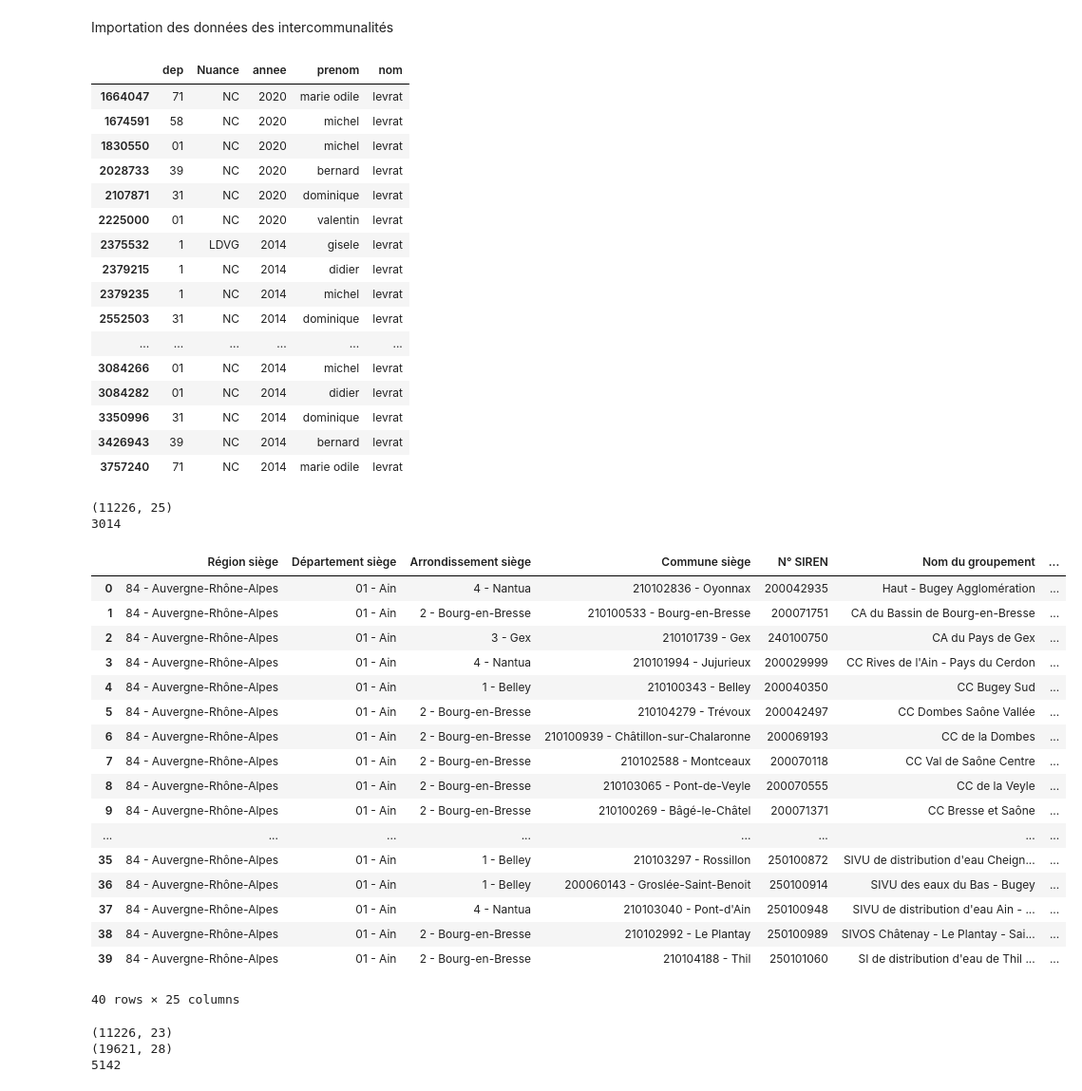
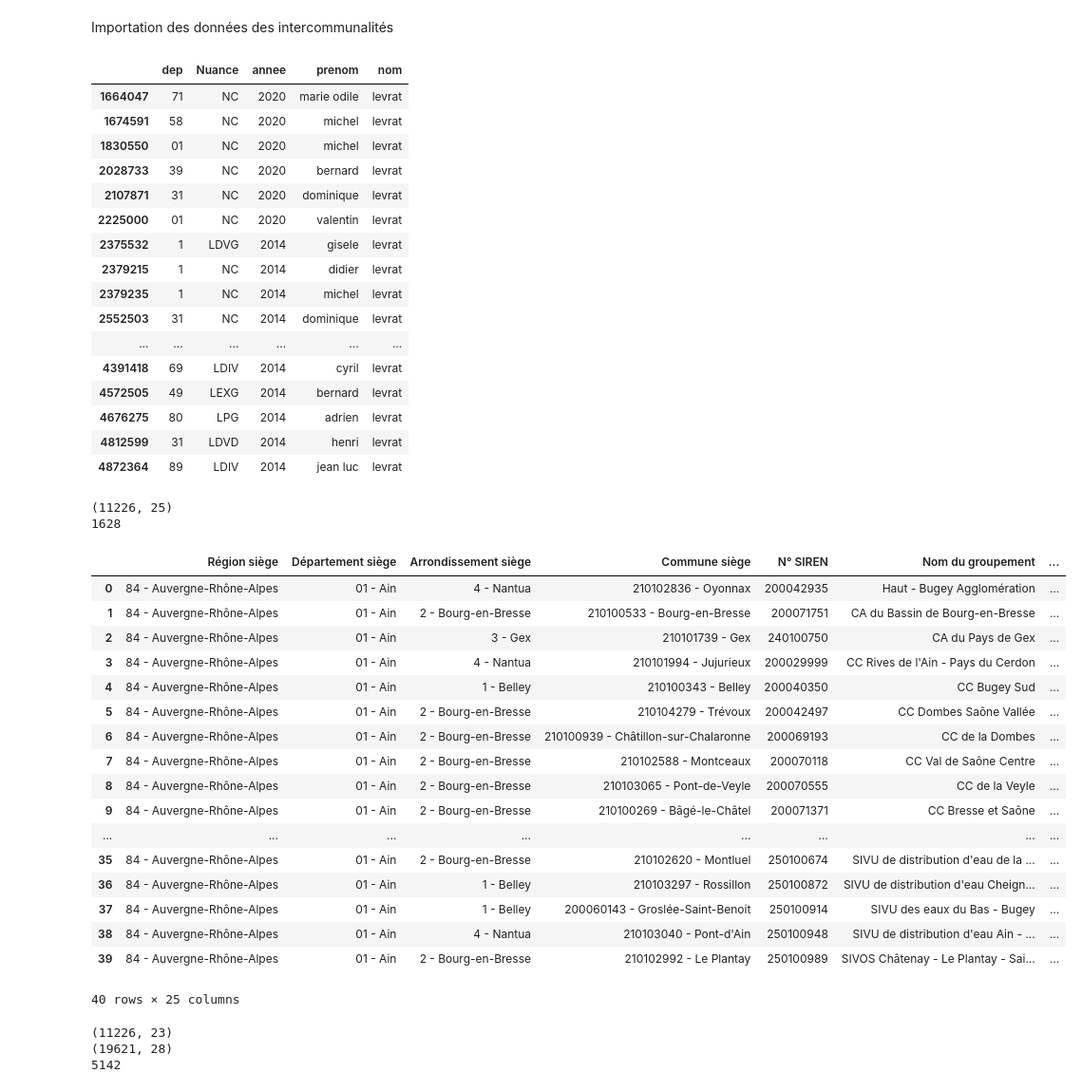
Before and after one commit to xdalp/projet3A, a Jupyter notebook: vote.ipynb, the cells around one changed output. Shown at 95% size. Saved outputs shown, nothing was run; the diff lists cells and outputs as text; code cells hidden in the pictures.

```diff
--- a/vote.ipynb
+++ b/vote.ipynb
@@ -394,13 +394,13 @@ tetes_listes_avec_nuance = tetes_listes_avec_nuance[[
 ]]
 
 #Pour chaque TETE DE LISTE, on associe sa nuance
-df_listes_muni_2014_avec_nuance = df_listes_muni_2014.merge(
+liste_candidats_muni_2014_avec_nuance = df_listes_muni_2014.merge(
     tetes_listes_avec_nuance,
     on=["ident_election_ville", "Nom", "Prénom"],
     how="left"
 )
 
-print(df_listes_muni_2014_avec_nuance.head(40))
+print(liste_candidats_muni_2014_avec_nuance.head(40))
 #print("\nRépartition des nuances :")
 #print(df_listes_muni_2014_avec_nuance["Nuance"].value_counts(dropna=False))
 # %% [output]
@@ -423,5 +423,7 @@ print(df_listes_muni_2014_avec_nuance.head(40))
 39                   CHABOT         MICHEL                01004    NaN
 # %%
 #on répercute à l'ensemble des colistiers la nuance de la tête de liste
-df_listes_muni_2014_avec_nuance["Nuance"] = df_listes_muni_2014_avec_nuance["Nuance"].ffill()
-df_listes_muni_2014_avec_nuance.head(40)
+liste_candidats_muni_2014_avec_nuance["Nuance"] = liste_candidats_muni_2014_avec_nuance["Nuance"].ffill()
+liste_candidats_muni_2014_avec_nuance['dep'] = liste_candidats_muni_2014_avec_nuance['Code du département'].astype(str).str.zfill(2)
+liste_candidats_muni_2014_avec_nuance.head(40)
+liste_candidats_muni_2014_avec_nuance.drop(labels=['N° du candidat dans la liste', 'Code commune', 'Code du département'], axis = 1, inplace=True)
@@ -445,0 +430,4 @@ df_listes_muni_2014_avec_nuance.head(40)
+# %%
+
+liste_candidats_muni_2014_avec_nuance['annee'] = "2014"
+liste_candidats_muni_2014_avec_nuance.head()
@@ -446,13 +450,14 @@ df_listes_muni_2014_avec_nuance.head(40)
 # %% [markdown]
 #### fusion de différentes variables
 # %%
-liste_candidats_nuance = pd.concat([liste_candidats_nuance_hors_muni,liste_candidats_nuance_muni], ignore_index=True)
+liste_candidats_nuance = pd.concat([liste_candidats_nuance_hors_muni,liste_candidats_nuance_muni,
+liste_candidats_muni_2014_avec_nuance], ignore_index=True)
 liste_candidats_nuance.head()
 liste_candidats_nuance['prenom'] =liste_candidats_nuance['Prénom'].str.lower().apply(simplifier_prenom)
 liste_candidats_nuance['nom'] =liste_candidats_nuance['Nom'].str.lower().apply(simplifier_prenom)
 liste_candidats_nuance.dropna(subset=['prenom'], inplace=True)
 liste_candidats_nuance.drop(columns=["id_election","id_brut_miom","ident_election_ville","Prénom", "Nom"], inplace=True)
 liste_candidats_nuance.drop_duplicates(inplace=True)
-print(liste_candidats_nuance_hors_muni.shape)
-print(liste_candidats_nuance_muni.shape)
-print(liste_candidats_nuance.shape)
+#print(liste_candidats_nuance_hors_muni.shape)
+#print(liste_candidats_nuance_muni.shape)
+#print(liste_candidats_nuance.shape)
@@ -506,11 +507,11 @@ liste_candidats_nuance[(liste_candidats_nuance['nom'] == "levrat")]
 | 2379235 | 1 | NC | 2014 | michel | levrat |
 | 2552503 | 31 | NC | 2014 | dominique | levrat |
 | ... | ... | ... | ... | ... | ... |
-| 3084266 | 01 | NC | 2014 | michel | levrat |
-| 3084282 | 01 | NC | 2014 | didier | levrat |
-| 3350996 | 31 | NC | 2014 | dominique | levrat |
-| 3426943 | 39 | NC | 2014 | bernard | levrat |
-| 3757240 | 71 | NC | 2014 | marie odile | levrat |
+| 4391418 | 69 | LDIV | 2014 | cyril | levrat |
+| 4572505 | 49 | LEXG | 2014 | bernard | levrat |
+| 4676275 | 80 | LPG | 2014 | adrien | levrat |
+| 4812599 | 31 | LDVD | 2014 | henri | levrat |
+| 4872364 | 89 | LDIV | 2014 | jean luc | levrat |
 # %%
 grp_2019['annee'] = grp_2019['annee'].astype(int)
 grp_2019['dep'] = grp_2019['dep'].astype(str)
@@ -534,34 +535,34 @@ print(grp_2019_avec_nuance_test_proxi.shape)
 print(grp_2019_avec_nuance_test_proxi['Nuance'].isna().sum())
 # %% [output]
 (11226, 25)
-3014
+1628
 # %%
 grp_2019_avec_nuance = pd.merge(
     grp_2019,
     liste_candidats_nuance,
     how="left",
     left_on=["prenom", "Nom Président", "annee", "dep"],
-    right_on=["prenom", "Nom", "annee", "dep"]
+    right_on=["prenom", "nom", "annee", "dep"]
 )
 grp_2019_avec_nuance.head(40)
 # %% [output]
 |  | Région siège | Département siège | Arrondissement siège | Commune siège | N° SIREN | Nom du groupement | ... |
 | 0 | 84 - Auvergne-Rhône-Alpes | 01 - Ain | 4 - Nantua | 210102836 - Oyonnax | 200042935 | Haut - Bugey Agglomération | ... |
 | 1 | 84 - Auvergne-Rhône-Alpes | 01 - Ain | 2 - Bourg-en-Bresse | 210100533 - Bourg-en-Bresse | 200071751 | CA du Bassin de Bourg-en-Bresse | ... |
 | 2 | 84 - Auvergne-Rhône-Alpes | 01 - Ain | 3 - Gex | 210101739 - Gex | 240100750 | CA du Pays de Gex | ... |
 | 3 | 84 - Auvergne-Rhône-Alpes | 01 - Ain | 4 - Nantua | 210101994 - Jujurieux | 200029999 | CC Rives de l'Ain - Pays du Cerdon | ... |
 | 4 | 84 - Auvergne-Rhône-Alpes | 01 - Ain | 1 - Belley | 210100343 - Belley | 200040350 | CC Bugey Sud | ... |
 | 5 | 84 - Auvergne-Rhône-Alpes | 01 - Ain | 2 - Bourg-en-Bresse | 210104279 - Trévoux | 200042497 | CC Dombes Saône Vallée | ... |
 | 6 | 84 - Auvergne-Rhône-Alpes | 01 - Ain | 2 - Bourg-en-Bresse | 210100939 - Châtillon-sur-Chalaronne | 200069193 | CC de la Dombes | ... |
 | 7 | 84 - Auvergne-Rhône-Alpes | 01 - Ain | 2 - Bourg-en-Bresse | 210102588 - Montceaux | 200070118 | CC Val de Saône Centre | ... |
 | 8 | 84 - Auvergne-Rhône-Alpes | 01 - Ain | 2 - Bourg-en-Bresse | 210103065 - Pont-de-Veyle | 200070555 | CC de la Veyle | ... |
 | 9 | 84 - Auvergne-Rhône-Alpes | 01 - Ain | 2 - Bourg-en-Bresse | 210100269 - Bâgé-le-Châtel | 200071371 | CC Bresse et Saône | ... |
 | ... | ... | ... | ... | ... | ... | ... | ... |
-| 35 | 84 - Auvergne-Rhône-Alpes | 01 - Ain | 1 - Belley | 210103297 - Rossillon | 250100872 | SIVU de distribution d'eau Cheign... | ... |
-| 36 | 84 - Auvergne-Rhône-Alpes | 01 - Ain | 1 - Belley | 200060143 - Groslée-Saint-Benoit | 250100914 | SIVU des eaux du Bas - Bugey | ... |
-| 37 | 84 - Auvergne-Rhône-Alpes | 01 - Ain | 4 - Nantua | 210103040 - Pont-d'Ain | 250100948 | SIVU de distribution d'eau Ain - ... | ... |
-| 38 | 84 - Auvergne-Rhône-Alpes | 01 - Ain | 2 - Bourg-en-Bresse | 210102992 - Le Plantay | 250100989 | SIVOS Châtenay - Le Plantay - Sai... | ... |
-| 39 | 84 - Auvergne-Rhône-Alpes | 01 - Ain | 2 - Bourg-en-Bresse | 210104188 - Thil | 250101060 | SI de distribution d'eau de Thil ... | ... |
+| 35 | 84 - Auvergne-Rhône-Alpes | 01 - Ain | 2 - Bourg-en-Bresse | 210102620 - Montluel | 250100674 | SIVU de distribution d'eau de la ... | ... |
+| 36 | 84 - Auvergne-Rhône-Alpes | 01 - Ain | 1 - Belley | 210103297 - Rossillon | 250100872 | SIVU de distribution d'eau Cheign... | ... |
+| 37 | 84 - Auvergne-Rhône-Alpes | 01 - Ain | 1 - Belley | 200060143 - Groslée-Saint-Benoit | 250100914 | SIVU des eaux du Bas - Bugey | ... |
+| 38 | 84 - Auvergne-Rhône-Alpes | 01 - Ain | 4 - Nantua | 210103040 - Pont-d'Ain | 250100948 | SIVU de distribution d'eau Ain - ... | ... |
+| 39 | 84 - Auvergne-Rhône-Alpes | 01 - Ain | 2 - Bourg-en-Bresse | 210102992 - Le Plantay | 250100989 | SIVOS Châtenay - Le Plantay - Sai... | ... |
 40 rows × 25 columns
 # %%
 print(grp_2019.shape)
```
Also changed, not shown: parts of 4 cells of this notebook.
